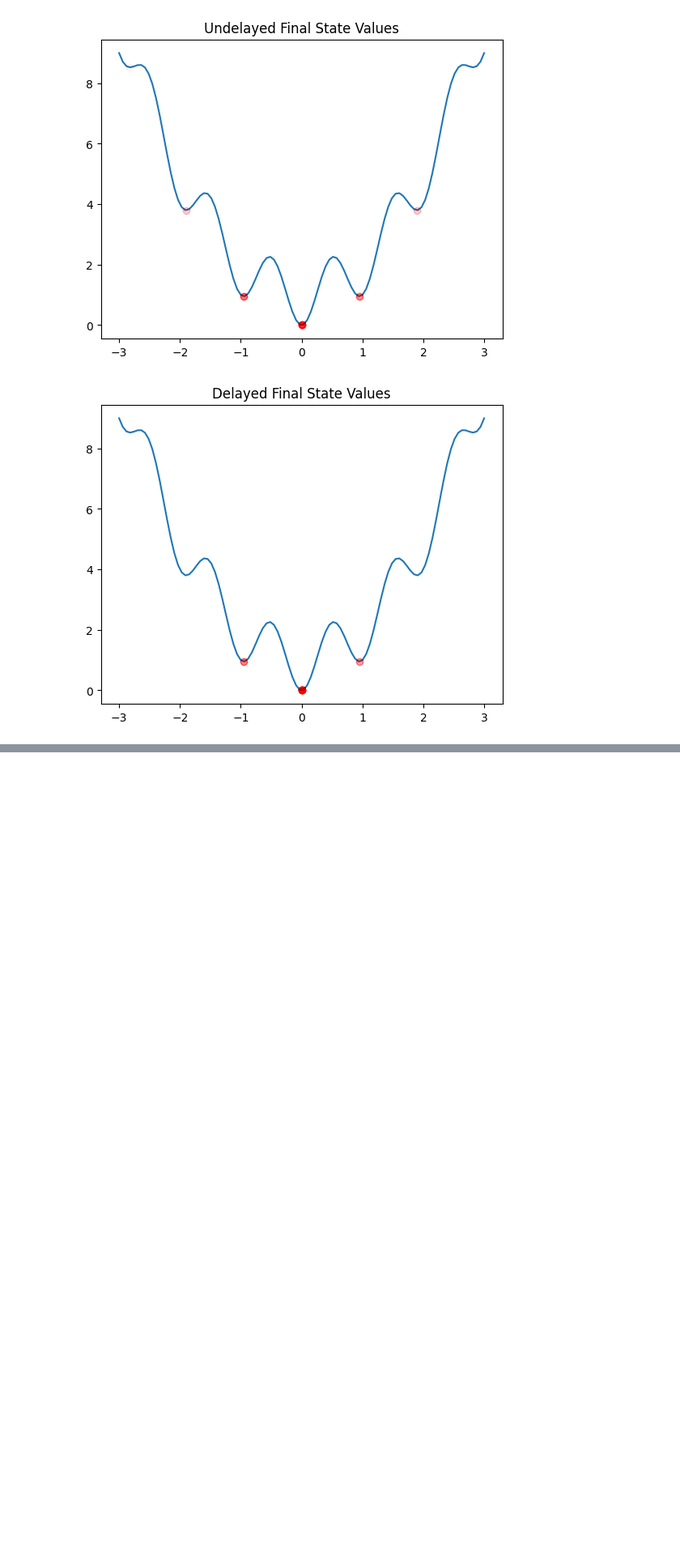
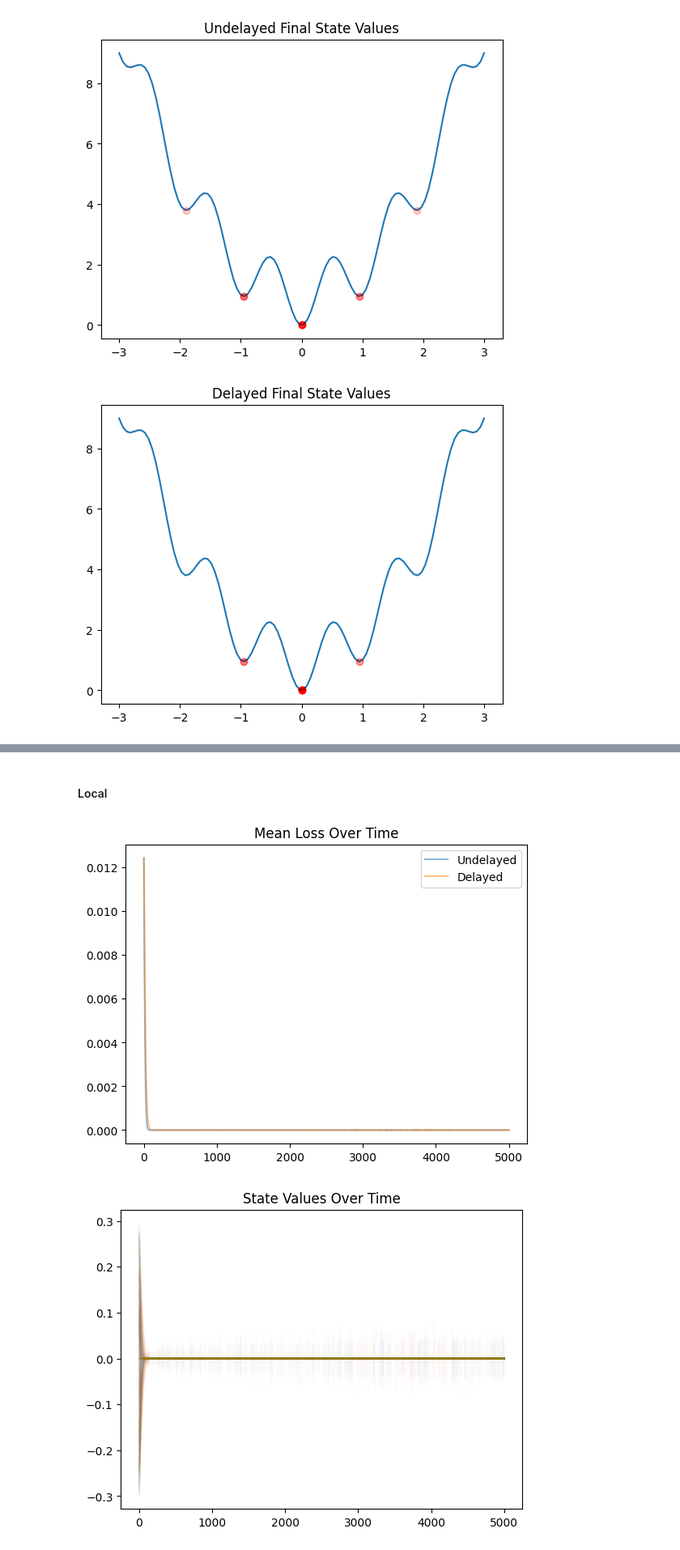
Before and after one commit to ebensonm/delay-optimizer, a Jupyter notebook: DelayEffects/stability.ipynb, the cells around one changed output, grey strips where cells are left out. Shown at 81% size. Drawn from its saved outputs; the diff is of its cells as text; code cells hidden in the pictures; blank space fills up the shorter version.

```diff
--- a/DelayEffects/stability.ipynb
+++ b/DelayEffects/stability.ipynb
@@ -294,0 +397,14 @@ plot_final_states(del_data, xlim=xlim)
+# %% [markdown]
+#### Local
+# %%
+undel_data = Data.load("Data/stable1d_undel_const_stable_local.dat")
+del_data = Data.load("Data/stable1d_stochL1_const_stable_local.dat")
+xlim = [-3, 3]
+
+plot_time_loss(undel_data, del_data)
+plot_time_state(undel_data, del_data)
+plot_final_states(undel_data, xlim=xlim)
+plot_final_states(del_data, xlim=xlim)
+# %% [output]
+[figure, added]
+[figure, added]
```
Also changed, not shown: parts of 57 cells of this notebook, 2 other files.
